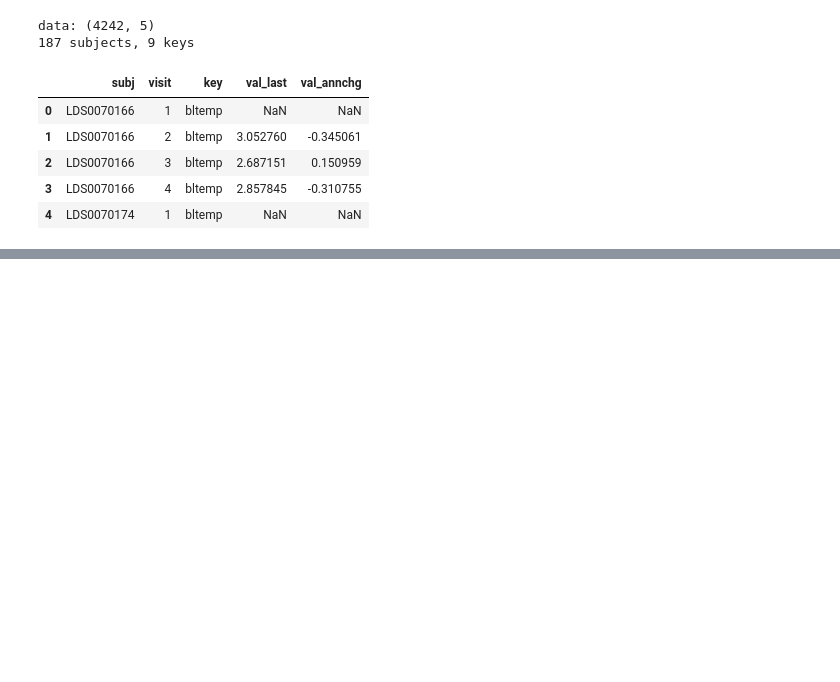
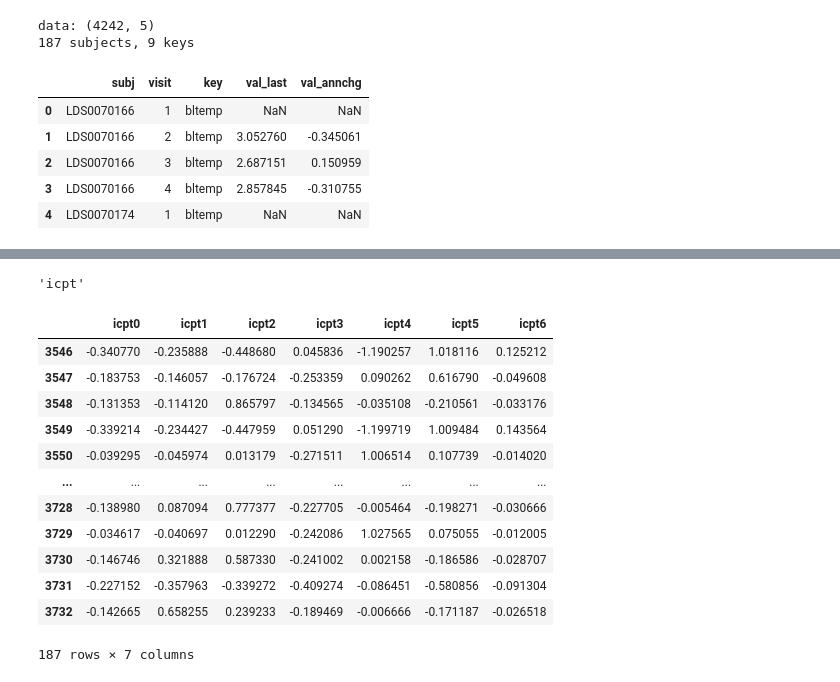
Before and after one commit to dschonhaut/leads_tau_spread, a Jupyter notebook: trails.ipynb, the cells around one changed output, grey strips where cells are left out. Drawn from its saved outputs; the diff is of its cells as text; code cells hidden in the pictures; blank space fills up the shorter version.

```diff
--- a/trails.ipynb
+++ b/trails.ipynb
@@ -347,0 +196,3 @@ Saved /Users/dschonhaut/box/projects/leads_tau_spread/figs/clustering/hdbscan_mi
+# %%
+df["date_last"] = df["date"].shift(1)
+df["val_last"] = df["val"].shift(1)
@@ -347,0 +209,6 @@ Saved /Users/dschonhaut/box/projects/leads_tau_spread/figs/clustering/hdbscan_mi
+# %%
+for idx, df in data.groupby(["key", "subj"]):
+    if idx == ("temporal", "LDS0070166"):
+        df["yrs_from_bl"] = [date_diff(df["date"].min(), x) for x in df["date"]]
+        print(f"idx: {idx}")
+        break
@@ -443,0 +401,2 @@ class Trails(object):
+# %%
+df["fit"] = fit.fittedvalues
@@ -443,0 +415,3 @@ class Trails(object):
+# %%
+# make df["slope"] equal the sine of df["icpt"] plus noise
+df["slope"] = np.sin(df["icpt"]) + np.random.normal(0, 0.1, df.shape[0])
@@ -443,0 +720,20 @@ class Trails(object):
+# %%
+df["icpt"].name
+# %% [output]
+'icpt'
+# %%
+get_cr(df["icpt"], 7)
+# %% [output]
+|  | icpt0 | icpt1 | icpt2 | icpt3 | icpt4 | icpt5 | icpt6 |
+| 3546 | -0.340770 | -0.235888 | -0.448680 | 0.045836 | -1.190257 | 1.018116 | 0.125212 |
+| 3547 | -0.183753 | -0.146057 | -0.176724 | -0.253359 | 0.090262 | 0.616790 | -0.049608 |
+| 3548 | -0.131353 | -0.114120 | 0.865797 | -0.134565 | -0.035108 | -0.210561 | -0.033176 |
+| 3549 | -0.339214 | -0.234427 | -0.447959 | 0.051290 | -1.199719 | 1.009484 | 0.143564 |
+| 3550 | -0.039295 | -0.045974 | 0.013179 | -0.271511 | 1.006514 | 0.107739 | -0.014020 |
+| ... | ... | ... | ... | ... | ... | ... | ... |
+| 3728 | -0.138980 | 0.087094 | 0.777377 | -0.227705 | -0.005464 | -0.198271 | -0.030666 |
+| 3729 | -0.034617 | -0.040697 | 0.012290 | -0.242086 | 1.027565 | 0.075055 | -0.012005 |
+| 3730 | -0.146746 | 0.321888 | 0.587330 | -0.241002 | 0.002158 | -0.186586 | -0.028707 |
+| 3731 | -0.227152 | -0.357963 | -0.339272 | -0.409274 | -0.086451 | -0.580856 | -0.091304 |
+| 3732 | -0.142665 | 0.658255 | 0.239233 | -0.189469 | -0.006666 | -0.171187 | -0.026518 |
+187 rows × 7 columns
```
Also changed, not shown: parts of 47 cells of this notebook, 1 other file.
